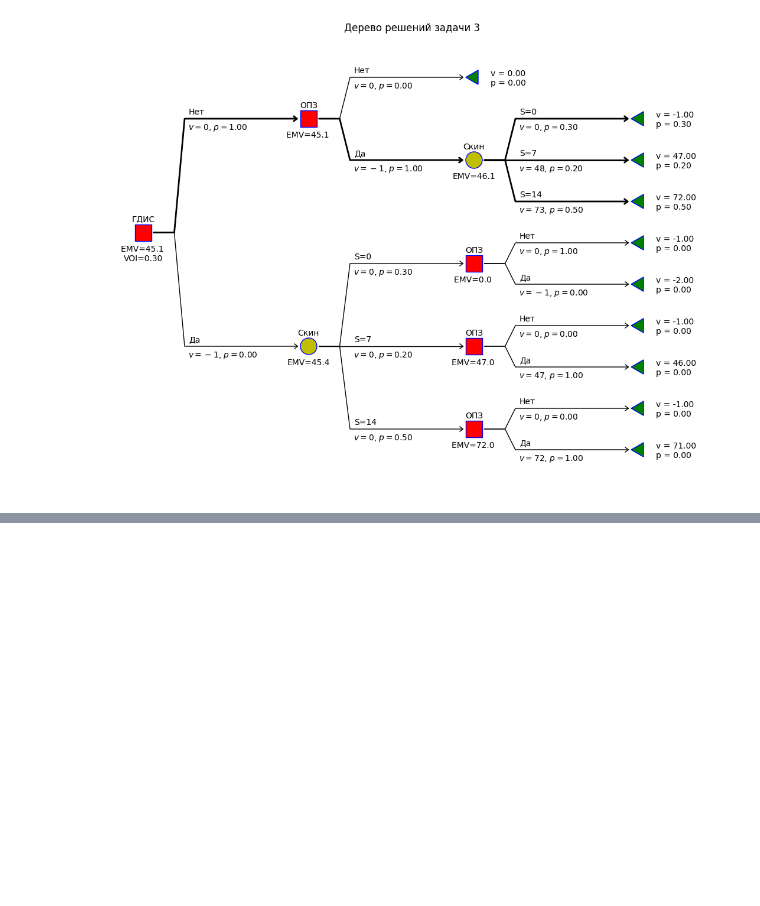
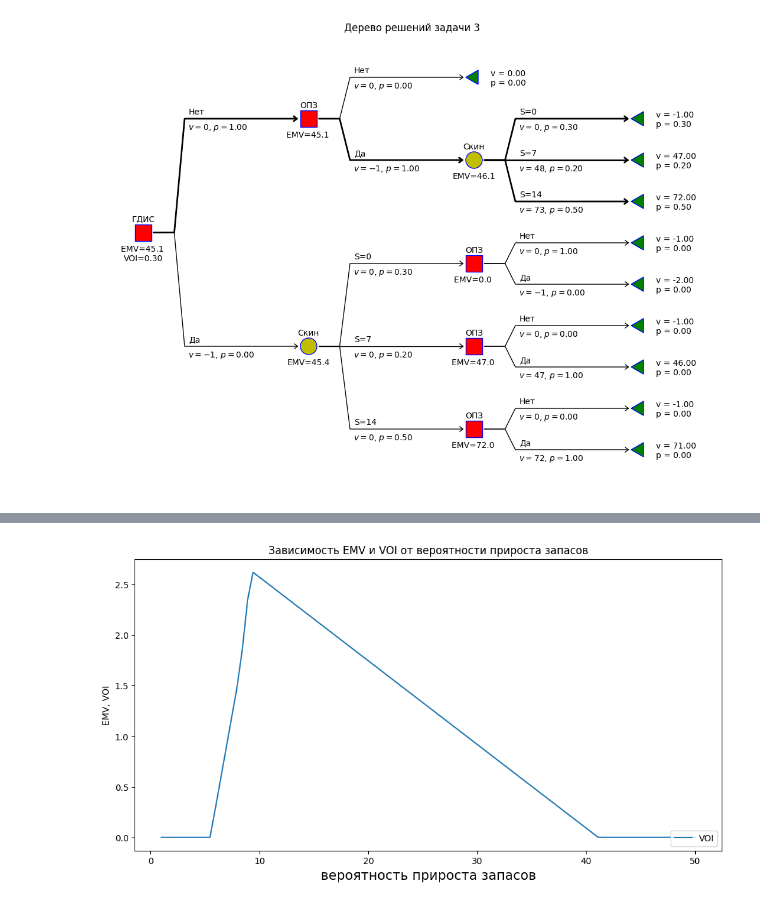
Before and after one commit to khabibullinra/decision_tree_examples, a Jupyter notebook: notebooks/task1_new.ipynb, the cells around one changed output, grey strips where cells are left out. Cells and saved outputs as stored; diff of their text form; code cells hidden in the pictures; blank space fills up the shorter version.

```diff
--- a/notebooks/task1_new.ipynb
+++ b/notebooks/task1_new.ipynb
@@ -308,0 +366,31 @@ plt.show()
+# %%
+
+
+env = Environment(loader=FileSystemLoader('.'))
+template = env.get_template('tree_3_jinja.jn2')
+
+# построим деревья решений для трех значений вероятности успеха
+opz_cost_list = np.linspace(0.1, 20, 30)
+qbase_list = np.linspace(1,50,100)
+emv_list =[]
+voi_list = []
+
+for qbase in qbase_list:
+    tr = tree_3(template, opz_cost=10, prob_S_7=0.33, prob_S_14=0.33, gdis_cost=-0.1, qbase = qbase)
+    emv_list.append(tr['emv'])
+    voi_list.append(tr['voi'])
+
+
+fig, ax = plt.subplots(figsize=(12, 6))
+plt.plot(qbase_list, voi_list, label='VOI')
+#plt.plot(qbase_list, emv_list, label='EMV')
+
+# наведем красоту с графиками
+plt.legend(loc='lower right')
+plt.title('Зависимость EMV и VOI от вероятности прироста запасов')
+
+ax.set_xlabel(r'вероятность прироста запасов', fontsize=15)
+ax.set_ylabel(r'EMV, VOI')
+plt.show()
+# %% [output]
+[figure, added]
```
Also changed, not shown: parts of 5 cells of this notebook, 4 other files.
